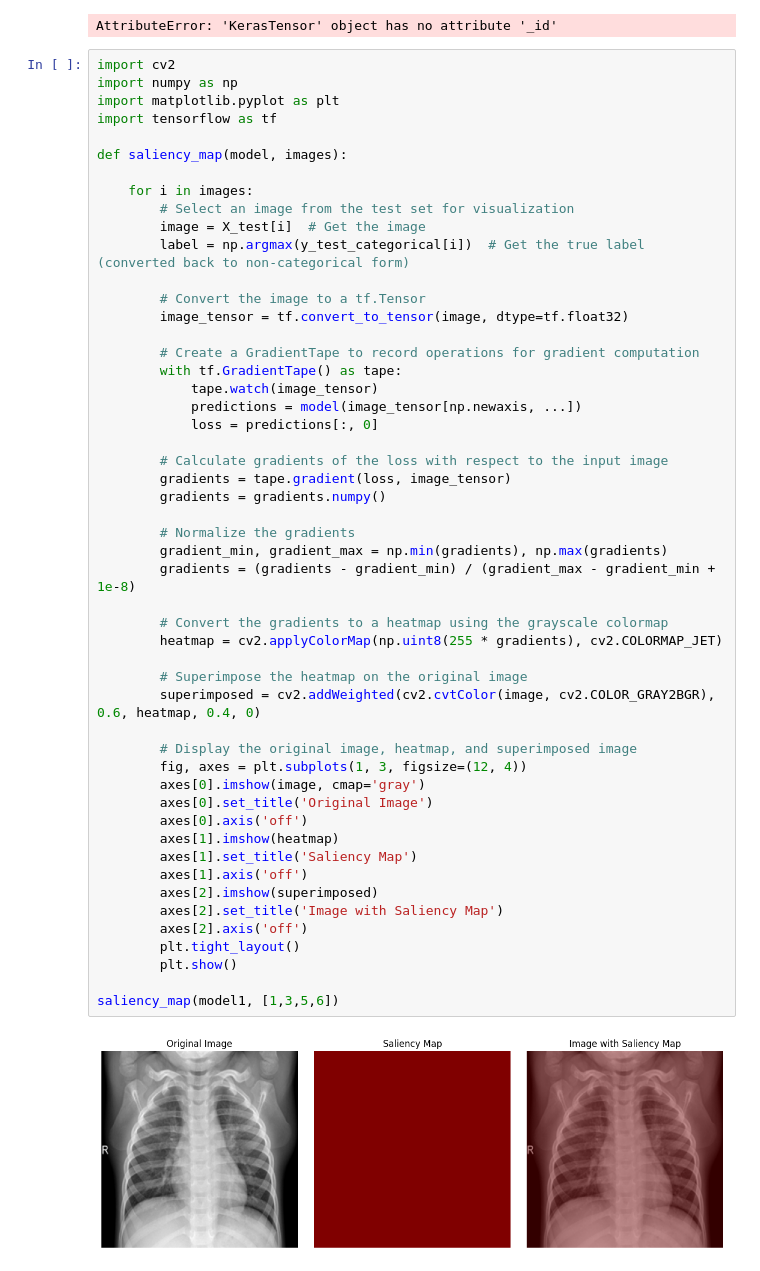
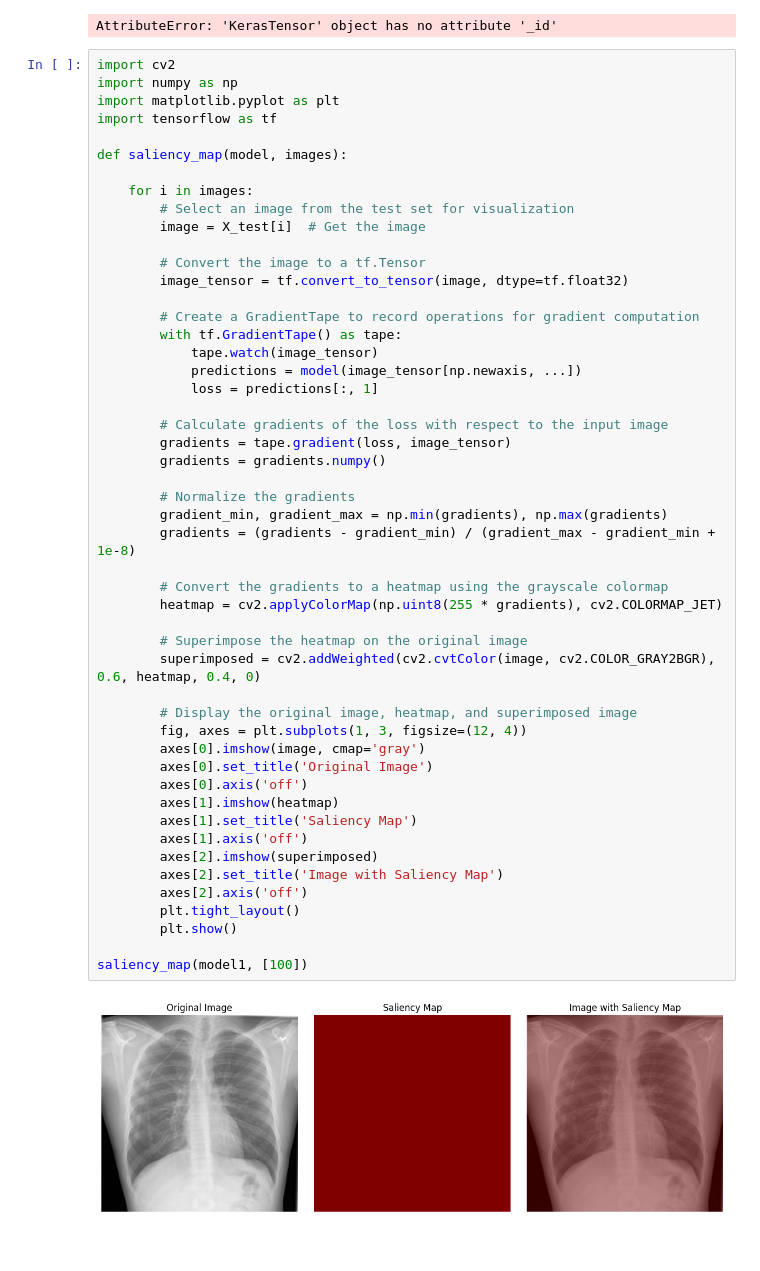
Before and after one commit to Heutlett/2023_PATRONES_PROYECTO2, a Jupyter notebook: MLP_without_extractor.ipynb, the cells around one changed output. Saved outputs shown, nothing was run; the diff lists cells and outputs as text.

```diff
--- a/MLP_without_extractor.ipynb
+++ b/MLP_without_extractor.ipynb
@@ -524,7 +521,6 @@ def saliency_map(model, images):
     for i in images:
         # Select an image from the test set for visualization
         image = X_test[i]  # Get the image
-        label = np.argmax(y_test_categorical[i])  # Get the true label (converted back to non-categorical form)
 
         # Convert the image to a tf.Tensor
         image_tensor = tf.convert_to_tensor(image, dtype=tf.float32)
@@ -533,36 +529,36 @@ def saliency_map(model, images):
         with tf.GradientTape() as tape:
             tape.watch(image_tensor)
             predictions = model(image_tensor[np.newaxis, ...])
-            loss = predictions[:, 0]
+            loss = predictions[:, 1]
 
         # Calculate gradients of the loss with respect to the input image
         gradients = tape.gradient(loss, image_tensor)
         gradients = gradients.numpy()
 
         # Normalize the gradients
         gradient_min, gradient_max = np.min(gradients), np.max(gradients)
         gradients = (gradients - gradient_min) / (gradient_max - gradient_min + 1e-8)
 
         # Convert the gradients to a heatmap using the grayscale colormap
         heatmap = cv2.applyColorMap(np.uint8(255 * gradients), cv2.COLORMAP_JET)
 
         # Superimpose the heatmap on the original image
         superimposed = cv2.addWeighted(cv2.cvtColor(image, cv2.COLOR_GRAY2BGR), 0.6, heatmap, 0.4, 0)
 
         # Display the original image, heatmap, and superimposed image
         fig, axes = plt.subplots(1, 3, figsize=(12, 4))
         axes[0].imshow(image, cmap='gray')
         axes[0].set_title('Original Image')
         axes[0].axis('off')
         axes[1].imshow(heatmap)
         axes[1].set_title('Saliency Map')
         axes[1].axis('off')
         axes[2].imshow(superimposed)
         axes[2].set_title('Image with Saliency Map')
         axes[2].axis('off')
         plt.tight_layout()
         plt.show()
 
-saliency_map(model1, [1,3,5,6])
+saliency_map(model1, [100])
 # %% [output]
-[figure, old version]
+[figure, new version]
```
Also changed, not shown: parts of 4 cells of this notebook, 3 other files.
